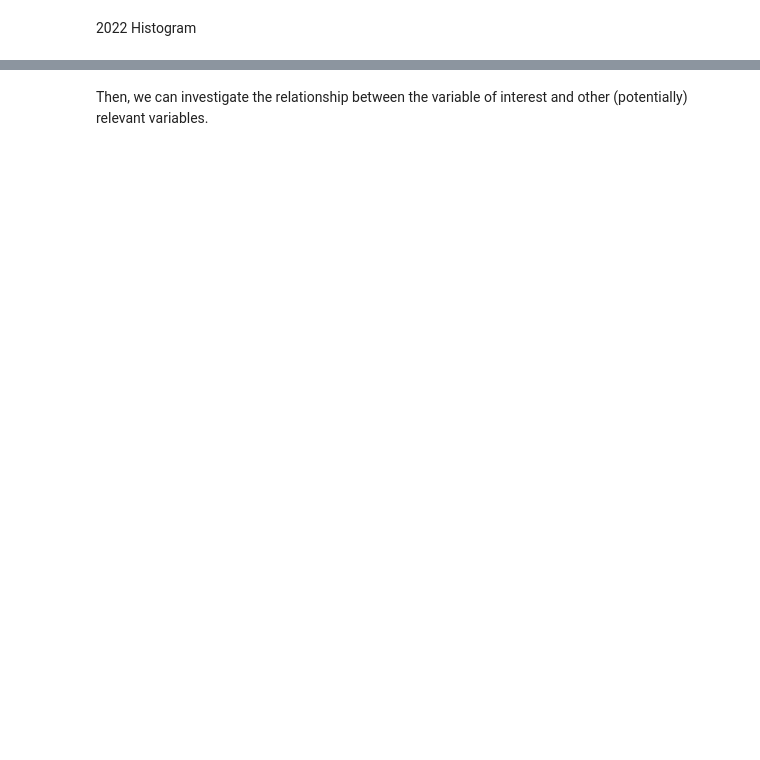
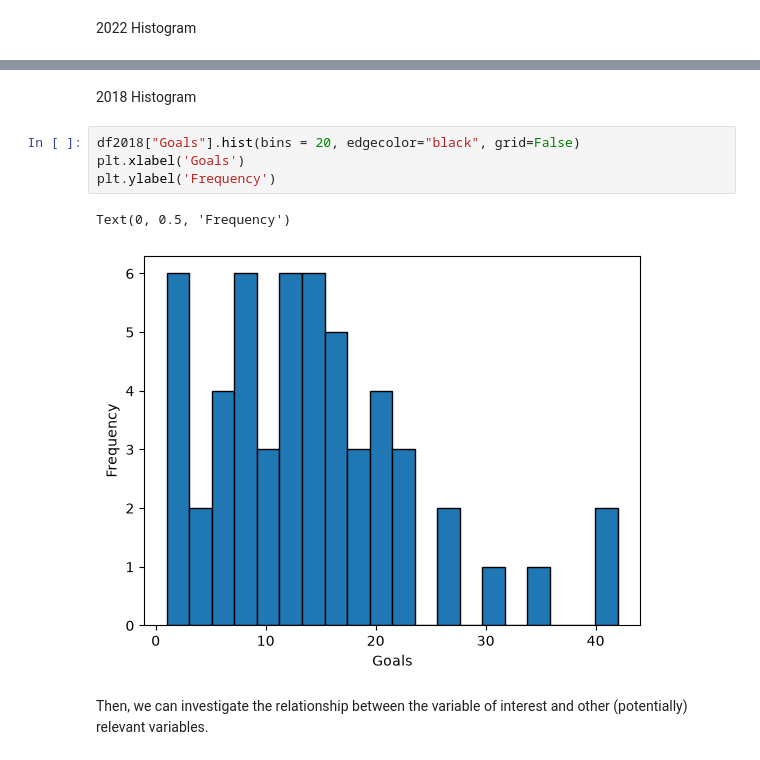
Before and after one commit to aalskdjfhg123/MDST-Sports-Soccer, a Jupyter notebook: WCQ_UEFA_datasets/attempt.ipynb, the cells around one changed output, grey strips where cells are left out. Drawn from its saved outputs; the diff is of its cells as text; blank space fills up the shorter version.

```diff
--- a/WCQ_UEFA_datasets/attempt.ipynb
+++ b/WCQ_UEFA_datasets/attempt.ipynb
@@ -225,2 +262,11 @@ Text(0, 0.5, 'Frequency')
+# %% [markdown]
+2018 Histogram
+# %%
+df2018["Goals"].hist(bins = 20, edgecolor="black", grid=False)
+plt.xlabel('Goals')
+plt.ylabel('Frequency')
+# %% [output]
+Text(0, 0.5, 'Frequency')
+[figure, added]
 # %% [markdown]
 Then, we can investigate the relationship between the variable of interest and other (potentially) relevant variables.
```
Also changed, not shown: parts of 3 cells of this notebook.
